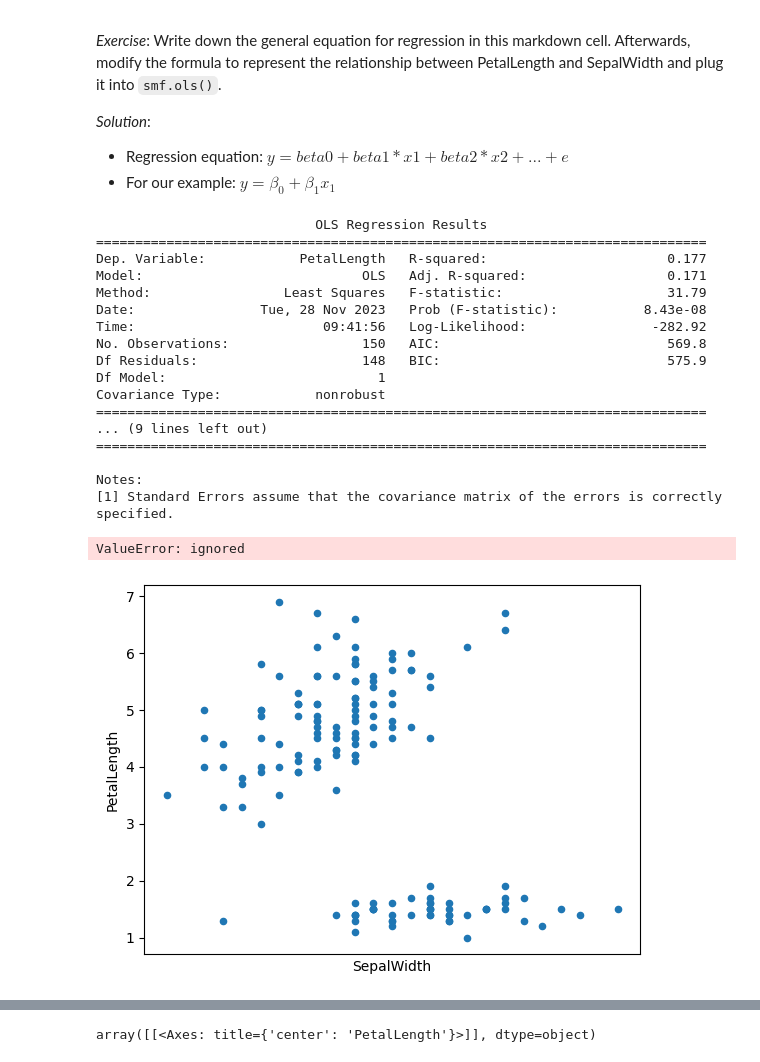
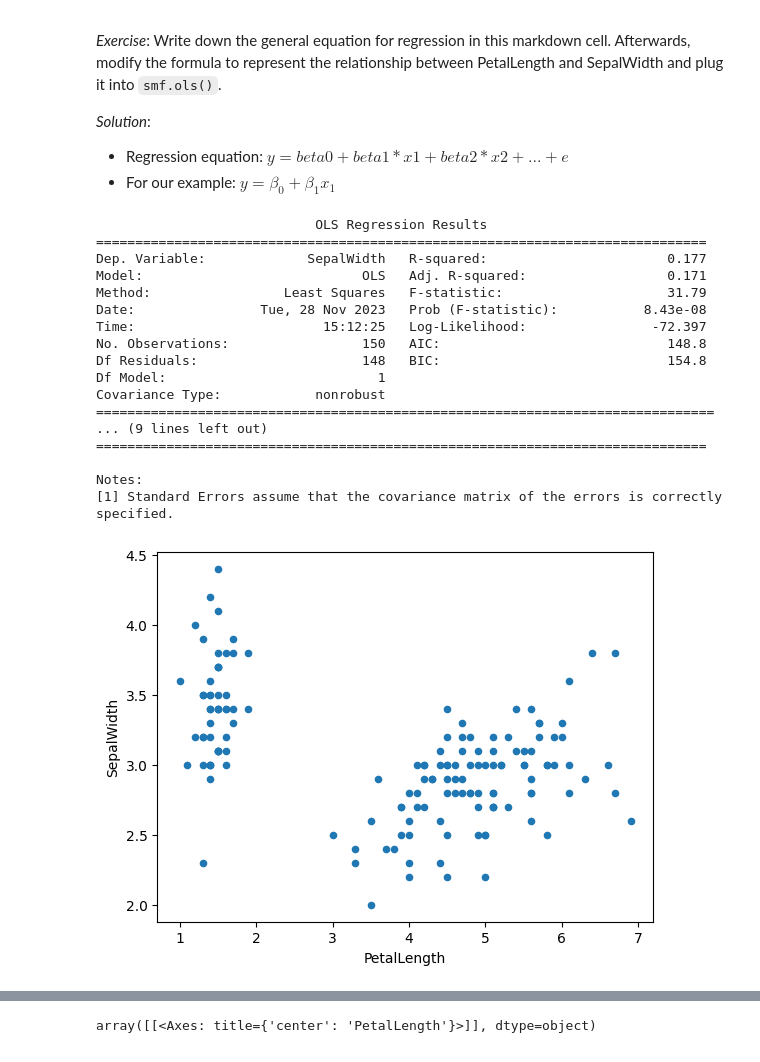
Before and after one commit to luimui/KI-2, a Jupyter notebook: 02_linear_models.ipynb, the cells around one changed output, grey strips where cells are left out. Drawn from its saved outputs; the diff is of its cells as text; code cells hidden in the pictures.

```diff
--- a/02_linear_models.ipynb
+++ b/02_linear_models.ipynb
@@ -90,8 +112,8 @@ import numpy as np
 import statsmodels.api as sm
 import statsmodels.formula.api as smf
 
-y = "PetalLength"
-x1 = "SepalWidth"
+y = "SepalWidth"
+x1 = "PetalLength"
 
 formular = f"{y} ~ {x1}"
 
@@ -104,25 +126,23 @@ print(results.summary())
 # %% [output]
                             OLS Regression Results
 ==============================================================================
-Dep. Variable:            PetalLength   R-squared:                       0.177
+Dep. Variable:             SepalWidth   R-squared:                       0.177
 Model:                            OLS   Adj. R-squared:                  0.171
 Method:                 Least Squares   F-statistic:                     31.79
 Date:                Tue, 28 Nov 2023   Prob (F-statistic):           8.43e-08
-Time:                        09:41:56   Log-Likelihood:                -282.92
-No. Observations:                 150   AIC:                             569.8
-Df Residuals:                     148   BIC:                             575.9
+Time:                        15:12:25   Log-Likelihood:                -72.397
+No. Observations:                 150   AIC:                             148.8
+Df Residuals:                     148   BIC:                             154.8
 Df Model:                           1
 Covariance Type:            nonrobust
-==============================================================================
+===============================================================================
 ... (9 lines left out)
 ==============================================================================
 
 Notes:
 [1] Standard Errors assume that the covariance matrix of the errors is correctly specified.
 # %%
-y_pred = results.predict(df.SepalWidth)
-plot = df.plot.scatter(x='SepalWidth'  , y ='PetalLength')
-plot.plot('SepalWidth', y_pred, color='red')
+y_pred = results.predict(df.PetalLength)
+plot = df.plot.scatter(x='PetalLength'  , y ='SepalWidth')
 # %% [output]
-ValueError: ignored
-[figure, old version]
+[figure, new version]
```
Also changed, not shown: parts of 14 cells of this notebook.
